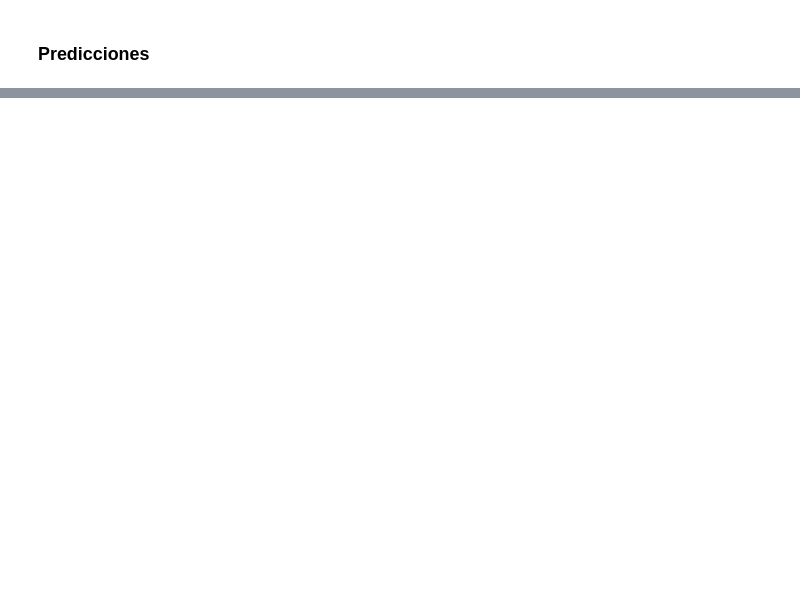
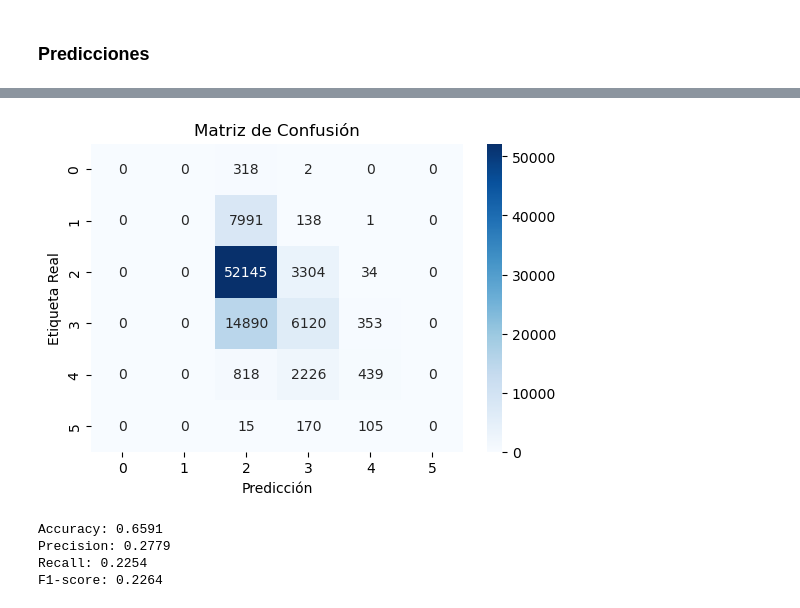
Before and after one commit to levium1029/Proyecto-2, a Jupyter notebook: main.ipynb, the cells around one changed output, grey strips where cells are left out. Saved outputs shown, nothing was run; the diff lists cells and outputs as text; code cells hidden in the pictures; blank space fills up the shorter version.

```diff
--- a/main.ipynb
+++ b/main.ipynb
@@ -763,7 +753,8 @@ plot_training_history(history)
 # %% [markdown]
 ### Predicciones
 # %%
-def predecir(modelo, X_test, encoder):
-    predicciones = modelo.predict(X_test)
-    predicciones_clase = np.argmax(predicciones, axis=1)
-    return encoder.inverse_transform(predicciones_clase)
+predicciones = model_mate.predict(X_test)  #Devuelve la probabilidad de cada clase (n_muestras, 6)
+
+# Convertir los datos de prueba y las predicciones a etiquetas de clase
+y_true = np.argmax(y_test, axis=1)
+y_pred = np.argmax(predicciones, axis=1)
@@ -775,0 +763,40 @@ print("Predicciones de Nivelingles:", pred_ing[:10])
+# %%
+import numpy as np
+from sklearn.metrics import confusion_matrix
+import seaborn as sns
+import matplotlib.pyplot as plt
+
+# Calcular la matriz de confusión
+conf_matrix = confusion_matrix(y_true, y_pred)
+
+# Visualizar la matriz de confusión
+plt.figure(figsize=(6, 4))
+sns.heatmap(conf_matrix, annot=True, fmt="d", cmap="Blues")
+plt.xlabel("Predicción")
+plt.ylabel("Etiqueta Real")
+plt.title("Matriz de Confusión")
+plt.show()
+
+## Guardar la imagen localmente antes de registrarla en MLflow
+#plt.savefig("confusion_matrix.png")
+#plt.close()
+# %% [output]
+[figure, added]
+# %%
+from sklearn.metrics import accuracy_score, precision_score, recall_score, f1_score
+# Calcular las métricas
+accuracy = accuracy_score(y_true, y_pred)
+precision = precision_score(y_true, y_pred, average="macro") #Usamos macro porque tenemos clases desbalanceadas
+recall = recall_score(y_true, y_pred, average="macro")
+f1 = f1_score(y_true, y_pred, average="macro")
+
+# Mostrar resultados
+print(f"Accuracy: {accuracy:.4f}") #Indica buen desempeño, pero si las clases están desbalanceadas, puede ser engañoso
+print(f"Precision: {precision:.4f}")
+print(f"Recall: {recall:.4f}") #cuántos ejemplos de cada clase fueron correctamente identificados.
+print(f"F1-score: {f1:.4f}") #Es la media armónica de precisión y recall, indicando qué tan equilibrado es el modelo.
+# %% [output]
+Accuracy: 0.6591
+Precision: 0.2779
+Recall: 0.2254
+F1-score: 0.2264
```
Also changed, not shown: parts of 15 cells of this notebook.
